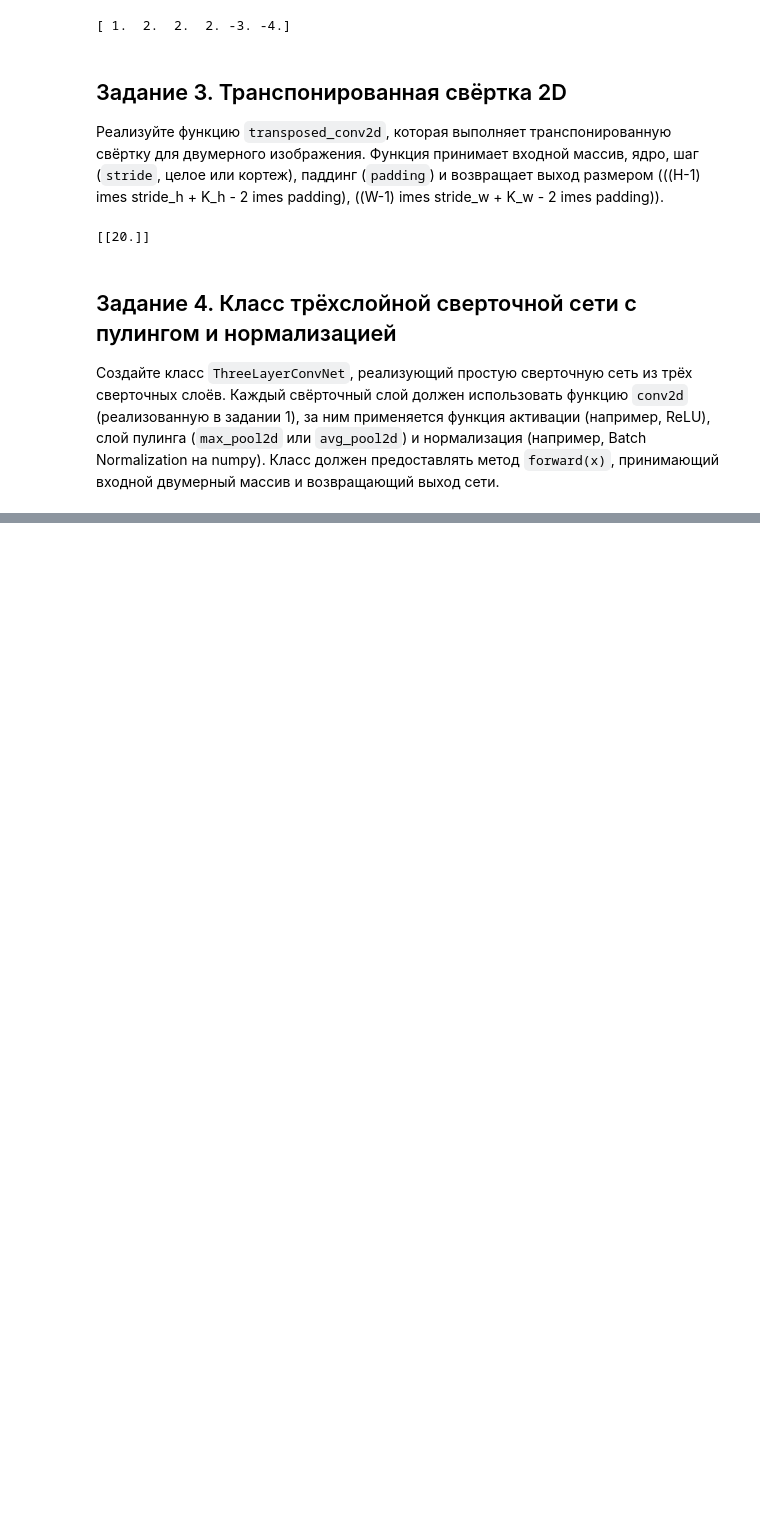
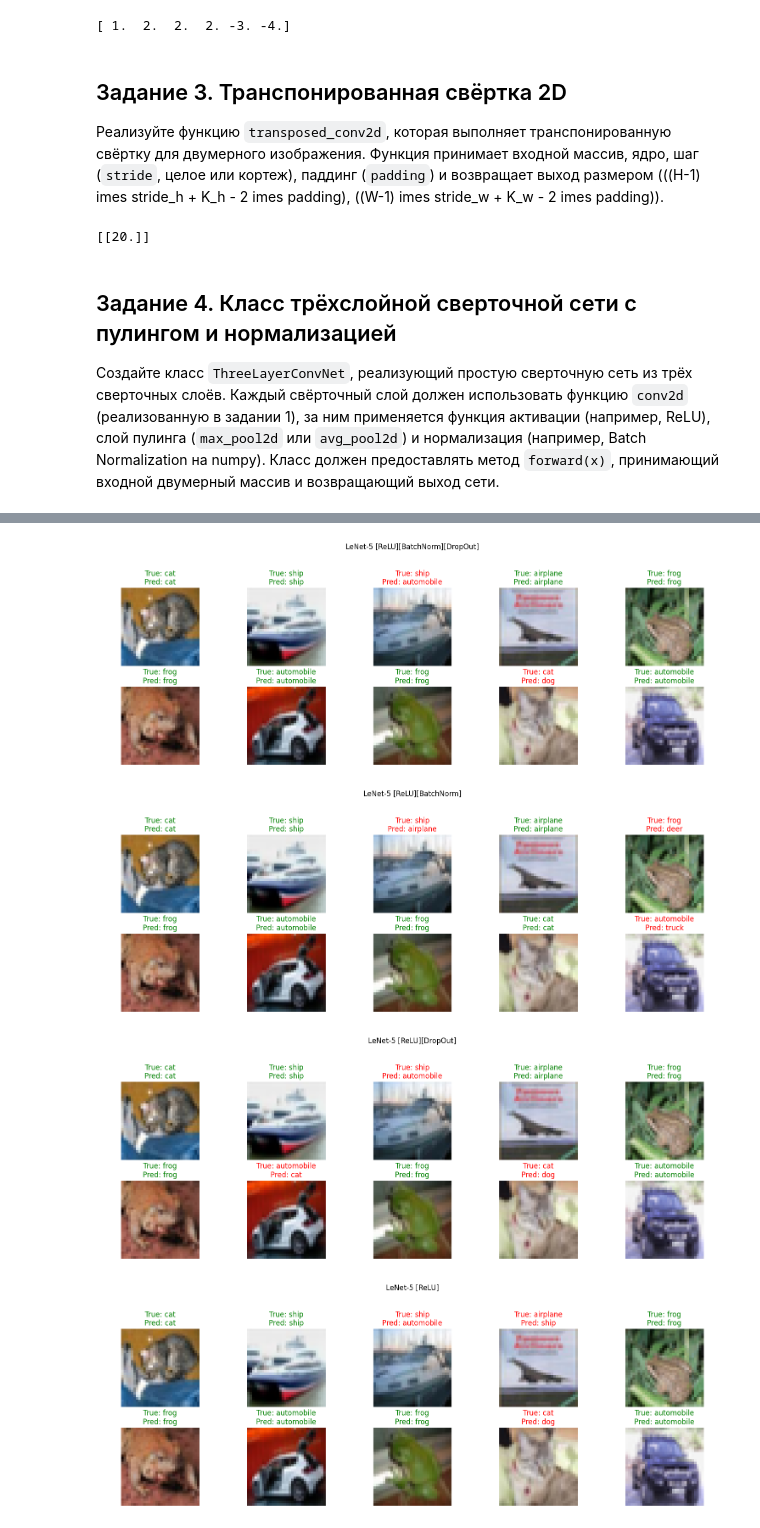
Before and after one commit to Ackrome/FU, a Jupyter notebook: Course_3/CV/LabWork_№4_Convolutional_Neural_Networks.ipynb, the cells around one changed output, grey strips where cells are left out. Cells and saved outputs as stored; diff of their text form; code cells hidden in the pictures; blank space fills up the shorter version.

```diff
--- a/Course_3/CV/LabWork_№4_Convolutional_Neural_Networks.ipynb
+++ b/Course_3/CV/LabWork_№4_Convolutional_Neural_Networks.ipynb
@@ -522,6 +256,0 @@ Test accuracy: 0.5497, Test loss: 1.2500
-# %%
-import matplotlib.pyplot as plt
-models = [model, model2]
-activations = ['relu', 'sigmoid']
-for i in range(len(models)):
-  ...
@@ -622,0 +450,10 @@ Best hyperparameters:
+# %%
+for use_batchnorm, use_dropout in [(i, j) for i in [True, False] for j in [True, False]]:
+    name = 'LeNet-5 [ReLU]' + use_batchnorm*'[BatchNorm]' + use_dropout*'[DropOut]'
+    print(name)
+    model_lenet_advanced = LeNet5Lightning(activation_fn=nn.ReLU, use_batchnorm=use_batchnorm, use_dropout=use_dropout)
+    trainer_advanced = Trainer(max_epochs=5, accelerator='auto', enable_progress_bar=True)
+    trainer_advanced.fit(model_lenet_advanced, datamodule=dm)
+    trainer_advanced.test(model_lenet_advanced, datamodule=dm)
+
+    models[name] = model_lenet_advanced
@@ -622,0 +718,37 @@ Best hyperparameters:
+# %%
+for name, model in models.items():
+    model.eval()
+    test_iter = iter(dm.test_dataloader())
+    images, labels = next(test_iter)
+
+    with torch.no_grad():
+        #[Batch, 3, 32, 32]
+        outputs = model(images)
+        # [Batch]
+        _, preds = torch.max(outputs, 1)
+
+    class_names =['airplane', 'automobile', 'bird', 'cat', 'deer',
+                'dog', 'frog', 'horse', 'ship', 'truck']
+
+    def imshow(img):
+        img = img * torch.tensor([0.2470, 0.2435, 0.2616]).view(3, 1, 1) + torch.tensor([0.4914, 0.4822, 0.4465]).view(3, 1, 1)
+        npimg = img.numpy()
+        return np.transpose(npimg, (1, 2, 0))
+    plt.figure(figsize=(15, 6))
+    plt.title(name, y = 1.2)
+    plt.xticks([])
+    plt.yticks([])
+    plt.axis('off')
+    for i in range(10):
+        plt.subplot(2, 5, i+1)
+        plt.imshow(np.clip(imshow(images[i]), 0, 1))
+        title_color = 'green' if preds[i] == labels[i] else 'red'
+        plt.title(f"True: {class_names[labels[i]]}\nPred: {class_names[preds[i]]}", color=title_color)
+        plt.axis('off')
+    plt.tight_layout()
+    plt.show()
+# %% [output]
+[figure, added]
+[figure, added]
+[figure, added]
+[figure, added]
```
Also changed, not shown: parts of 47 cells of this notebook, 1 other file.
